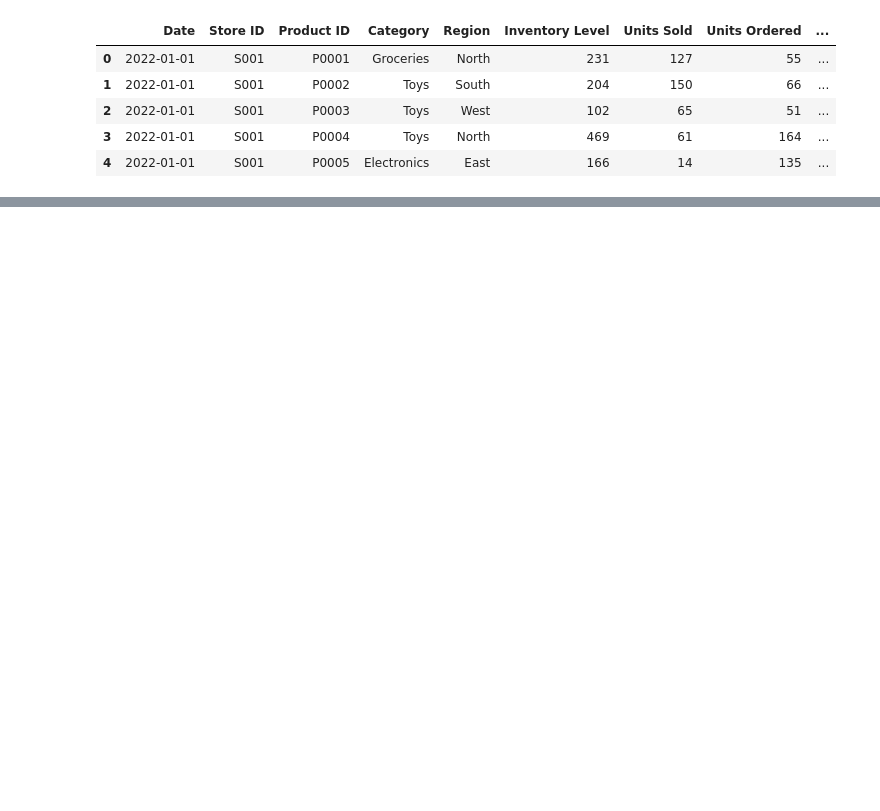
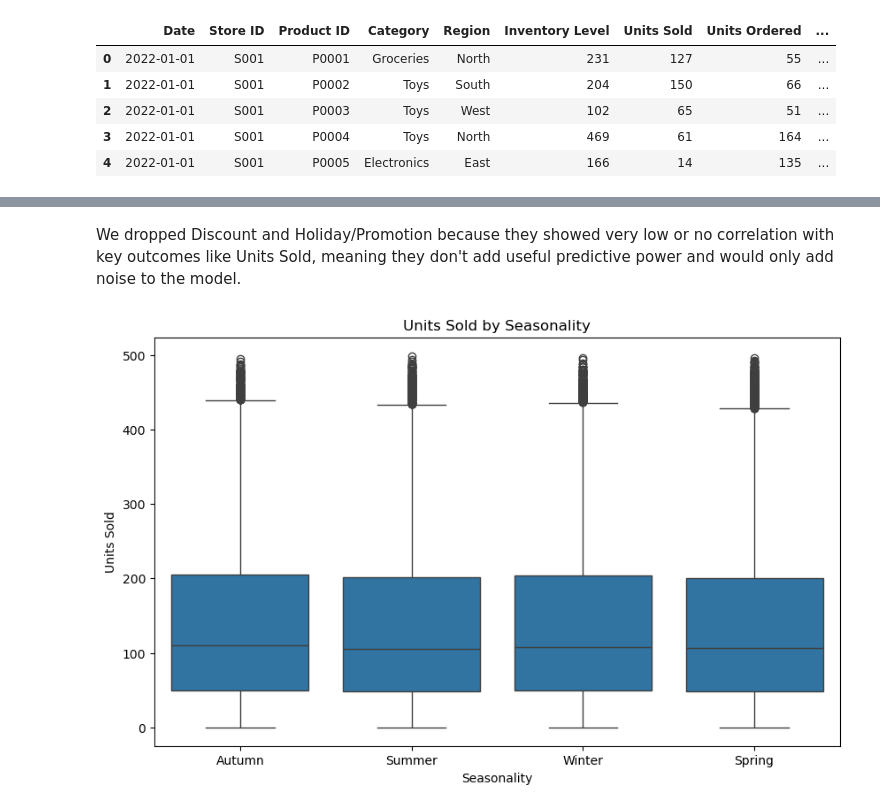
Before and after one commit to mitchellalex59/FoundBA, a Jupyter notebook: Term Project/notebook.ipynb, the cells around one changed output, grey strips where cells are left out. Drawn from its saved outputs; the diff is of its cells as text; code cells hidden in the pictures; blank space fills up the shorter version.

```diff
--- a/Term Project/notebook.ipynb
+++ b/Term Project/notebook.ipynb
@@ -289,0 +165,13 @@ less than good silhouette score
+# %%
+df.drop(columns=['Discount', 'Holiday/Promotion'], inplace=True)
+# %% [markdown]
+We dropped Discount and Holiday/Promotion because they showed very low or no correlation with key outcomes like Units Sold, meaning they don't add useful predictive power and would only add noise to the model.
+# %%
+plt.figure(figsize=(10, 6))
+sns.boxplot(x='Seasonality', y='Units Sold', data=df)
+plt.title('Units Sold by Seasonality')
+plt.xlabel('Seasonality')
+plt.ylabel('Units Sold')
+plt.show()
+# %% [output]
+[figure, added]
```
Also changed, not shown: parts of 68 cells of this notebook, 4 other files.
